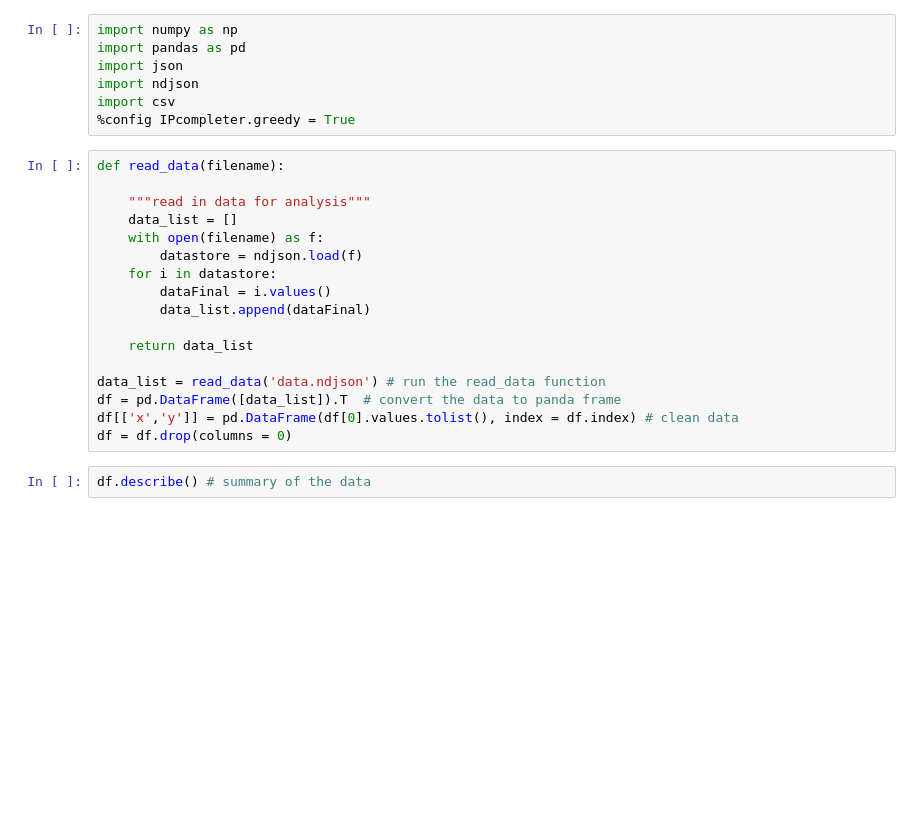
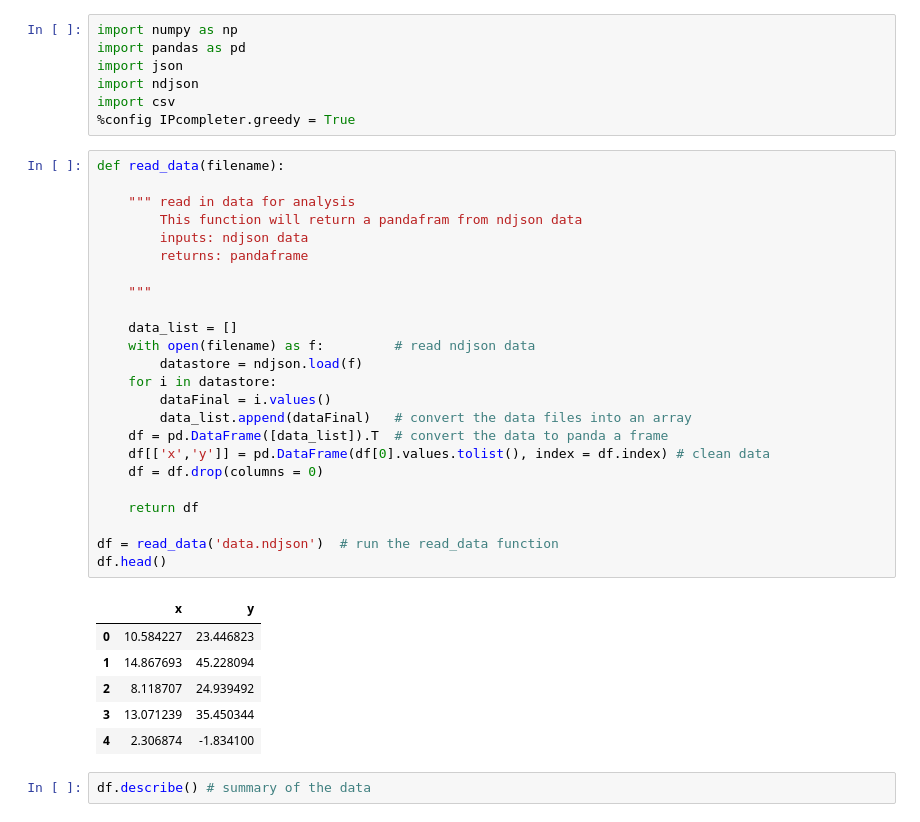
Before and after one commit to avensamareh/Machine-learning-basics, a Jupyter notebook: Some-Basic-Pandas/Some-Basics-Pandas.ipynb, the cells around one changed output. Drawn from its saved outputs; the diff is of its cells as text; blank space fills up the shorter version.

```diff
--- a/Some-Basic-Pandas/Some-Basics-Pandas.ipynb
+++ b/Some-Basic-Pandas/Some-Basics-Pandas.ipynb
@@ -8,20 +8,34 @@ import csv
 # %%
 def read_data(filename):
 
-    """read in data for analysis"""
+    """ read in data for analysis
+        This function will return a pandafram from ndjson data
+        inputs: ndjson data
+        returns: pandaframe
+
+    """
+
     data_list = []
-    with open(filename) as f:
+    with open(filename) as f:         # read ndjson data
         datastore = ndjson.load(f)
     for i in datastore:
         dataFinal = i.values()
-        data_list.append(dataFinal)
+        data_list.append(dataFinal)   # convert the data files into an array
+    df = pd.DataFrame([data_list]).T  # convert the data to panda a frame
+    df[['x','y']] = pd.DataFrame(df[0].values.tolist(), index = df.index) # clean data
+    df = df.drop(columns = 0)
 
-    return data_list
+    return df
 
-data_list = read_data('data.ndjson') # run the read_data function
-df = pd.DataFrame([data_list]).T  # convert the data to panda frame
-df[['x','y']] = pd.DataFrame(df[0].values.tolist(), index = df.index) # clean data
-df = df.drop(columns = 0)
+df = read_data('data.ndjson')  # run the read_data function
+df.head()
+# %% [output]
+|  | x | y |
+| 0 | 10.584227 | 23.446823 |
+| 1 | 14.867693 | 45.228094 |
+| 2 | 8.118707 | 24.939492 |
+| 3 | 13.071239 | 35.450344 |
+| 4 | 2.306874 | -1.834100 |
 # %%
 df.describe() # summary of the data
 # %% [output]
```
Also changed, not shown: parts of 20 cells of this notebook, 6 other files.
